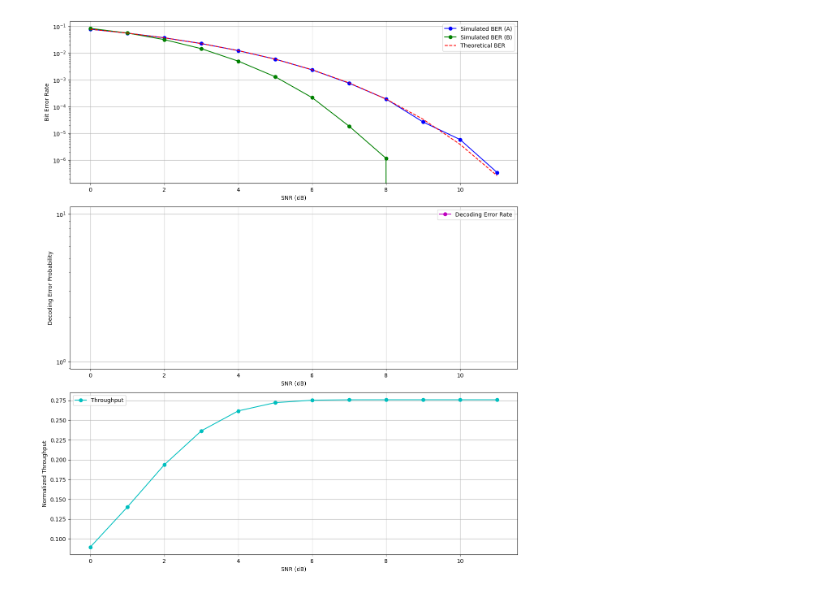
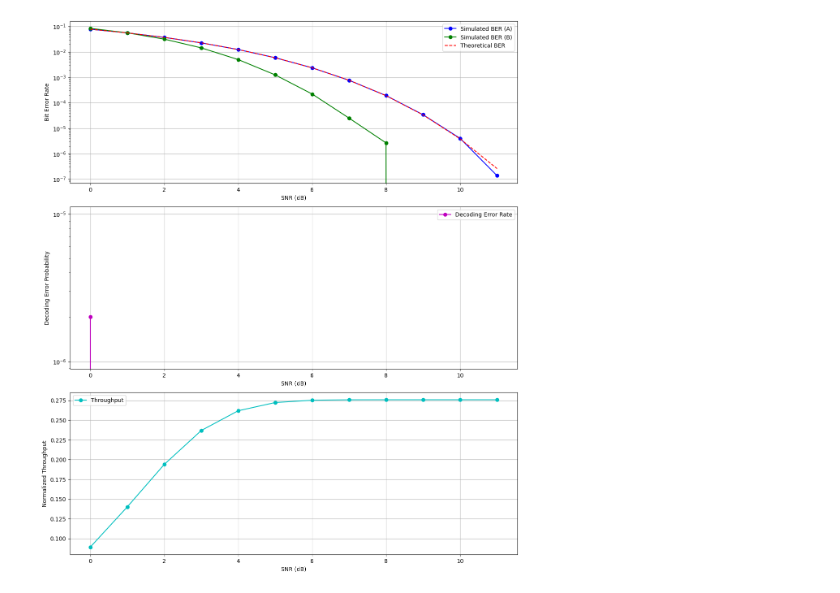
Before and after one commit to L0rdLizard/BurkovLastGame, a Jupyter notebook: dopusk2.ipynb, the cells around one changed output. Saved outputs shown, nothing was run; the diff lists cells and outputs as text; code cells hidden in the pictures.

```diff
--- a/dopusk2.ipynb
+++ b/dopusk2.ipynb
@@ -7,7 +7,7 @@ from numba import njit, prange
 # Параметры
 l = 8  # Длина сообщения
 crc_poly = np.array([1, 0, 0, 1, 1, 1, 1, 0, 1, 0, 1, 1, 0, 0, 1, 0, 1], dtype=np.int8)  # CRC-16 полином
-N = 100000  # Уменьшено для ускорения выполнения
+N = 1000000  # Уменьшено для ускорения выполнения
 SNR_dBs = np.arange(0, 12, 1)
 
 @njit
@@ -164,31 +164,31 @@ plt.figure(figsize=(12, 18))
 
 # BER
 plt.subplot(4, 1, 1)
 plt.semilogy(SNR_dBs, ber_a, 'bo-', label='Simulated BER (A)')
 plt.semilogy(SNR_dBs, ber_b, 'go-', label='Simulated BER (B)')
 plt.semilogy(SNR_dBs, theoretical_ber, 'r--', label='Theoretical BER')
 plt.xlabel('SNR (dB)')
 plt.ylabel('Bit Error Rate')
 plt.grid()
 plt.legend()
 
 # Ошибка декодирования
 plt.subplot(4, 1, 2)
 plt.semilogy(SNR_dBs, dec_err, 'mo-', label='Decoding Error Rate')
 plt.xlabel('SNR (dB)')
 plt.ylabel('Decoding Error Probability')
 plt.grid()
 plt.legend()
 
 # Скорость
 plt.subplot(4, 1, 3)
 plt.plot(SNR_dBs, speed, 'co-', label='Throughput')
 plt.xlabel('SNR (dB)')
 plt.ylabel('Normalized Throughput')
 plt.grid()
 plt.legend()
 
 plt.tight_layout()
 plt.show()
 # %% [output]
-[figure, old version]
+[figure, new version]
```
Also changed, not shown: parts of 1 cell of this notebook, 1 other file.
